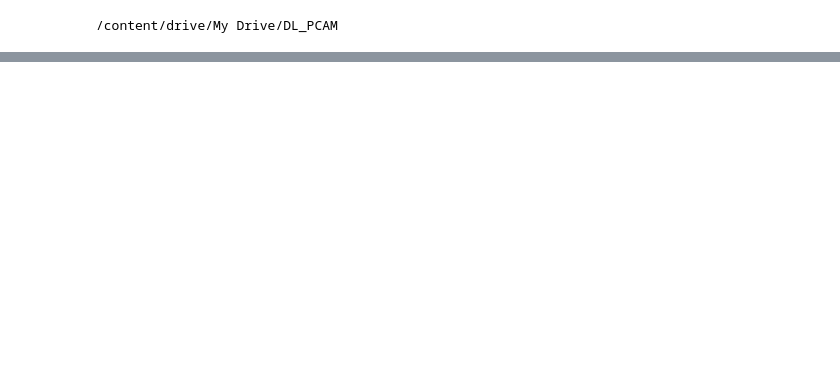
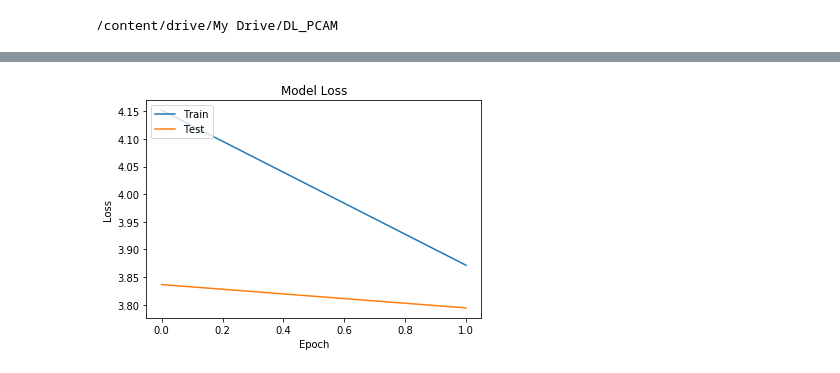
Before and after one commit to allnes/pcam_train, a Jupyter notebook: lab-4-encoder/pcam_lab_4.ipynb, the cells around one changed output, grey strips where cells are left out. Cells and saved outputs as stored; diff of their text form; code cells hidden in the pictures; blank space fills up the shorter version.

```diff
--- a/lab-4-encoder/pcam_lab_4.ipynb
+++ b/lab-4-encoder/pcam_lab_4.ipynb
@@ -390,0 +67,13 @@ show_metrics(model.evaluate(x_test,  y_test),  'test',  name_model)
+# %%
+from keras.utils import HDF5Matrix, normalize
+import pandas as pd
+import numpy as np
+
+x_train = HDF5Matrix(train_x_name, 'x', normalizer=lambda x: np.true_divide(x, 255.))
+y_train = HDF5Matrix(train_y_name, 'y')
+
+x_valid = HDF5Matrix(valid_x_name, 'x', normalizer=lambda x: np.true_divide(x, 255.))
+y_valid = HDF5Matrix(valid_y_name, 'y')
+
+x_test = HDF5Matrix(test_x_name, 'x', normalizer=lambda x: np.true_divide(x, 255.))
+y_test = HDF5Matrix(test_y_name, 'y')
@@ -390,0 +96,6 @@ show_metrics(model.evaluate(x_test,  y_test),  'test',  name_model)
+# %%
+current_core = 96
+full_size = current_core * current_core * 3
+original_shape = (96, 96, 3)
+new_shape = (current_core, current_core, 3)
+new_size = (current_core, current_core)
@@ -390,0 +213,60 @@ show_metrics(model.evaluate(x_test,  y_test),  'test',  name_model)
+# %%
+name_model = 'FCN encoder'
+# ---------------------------------------------------------#
+input_img = Input(shape=new_shape)
+encoder = Reshape((1, 1, full_size,), input_shape=new_shape)(input_img)
+# ---------------------------------------------------------#
+encoder = Dense(int(full_size / 16), kernel_initializer='random_uniform', bias_initializer='random_uniform')(encoder)
+encoder = Activation('relu')(encoder)
+# ---------------------------------------------------------#
+encoder = Dense(int(full_size / 32), kernel_initializer='random_uniform', bias_initializer='random_uniform')(encoder)
+encoder = Activation('relu')(encoder)
+# ---------------------------------------------------------#
+encoder = Dense(int(full_size / 32), kernel_initializer='random_uniform', bias_initializer='random_uniform')(encoder)
+encoder = Activation('relu')(encoder)
+# ---------------------------------------------------------#
+encoder = Dense(int(full_size / 64), kernel_initializer='random_uniform', bias_initializer='random_uniform')(encoder)
+encoder = Activation('relu')(encoder)
+# ---------------------------------------------------------#
+
+name_model = 'FCN decoder'
+# ---------------------------------------------------------#
+decoder = Dense(int(full_size / 64), kernel_initializer='random_uniform', bias_initializer='random_uniform')(encoder)
+decoder = Activation('relu')(decoder)
+# ---------------------------------------------------------#
+decoder = Dense(int(full_size / 32), kernel_initializer='random_uniform', bias_initializer='random_uniform')(decoder)
+decoder = Activation('relu')(decoder)
+# ---------------------------------------------------------#
+decoder = Dense(int(full_size / 32), kernel_initializer='random_uniform', bias_initializer='random_uniform')(decoder)
+decoder = Activation('relu')(decoder)
+# ---------------------------------------------------------#
+decoder = Dense(int(full_size / 16), kernel_initializer='random_uniform', bias_initializer='random_uniform')(decoder)
+decoder = Activation('relu')(decoder)
+# ---------------------------------------------------------#
+decoder = Dense(int(full_size), kernel_initializer='random_uniform', bias_initializer='random_uniform')(decoder)
+decoder = Activation('relu')(decoder)
+# ---------------------------------------------------------#
+decoder = Reshape(new_shape, input_shape=(1, 1, int(full_size)))(decoder)
+# ---------------------------------------------------------#
+
+final_model = Model(input_img, decoder)
+
+final_model.summary()
+final_model.compile(loss='binary_crossentropy', optimizer='sgd',
+              metrics = ['binary_accuracy',
+                         ksm.binary_precision(),
+                         ksm.binary_recall(),
+                         ksm.binary_f1_score()])
+
+BATCH_SIZE = 256
+EPOCHS = 2
+
+history = final_model.fit(x_train, x_train,
+                    batch_size=BATCH_SIZE,
+                    epochs=EPOCHS,
+                    validation_data=(x_test, x_test),
+                    shuffle="batch")
+
+plot_metrics('loss', 'Loss')
+plot_metrics('binary_accuracy',  'Accuracy')
+# %% [output]
@@ -390,0 +290 @@ show_metrics(model.evaluate(x_test,  y_test),  'test',  name_model)
+[figure, added]
```
Also changed, not shown: parts of 45 cells of this notebook.
